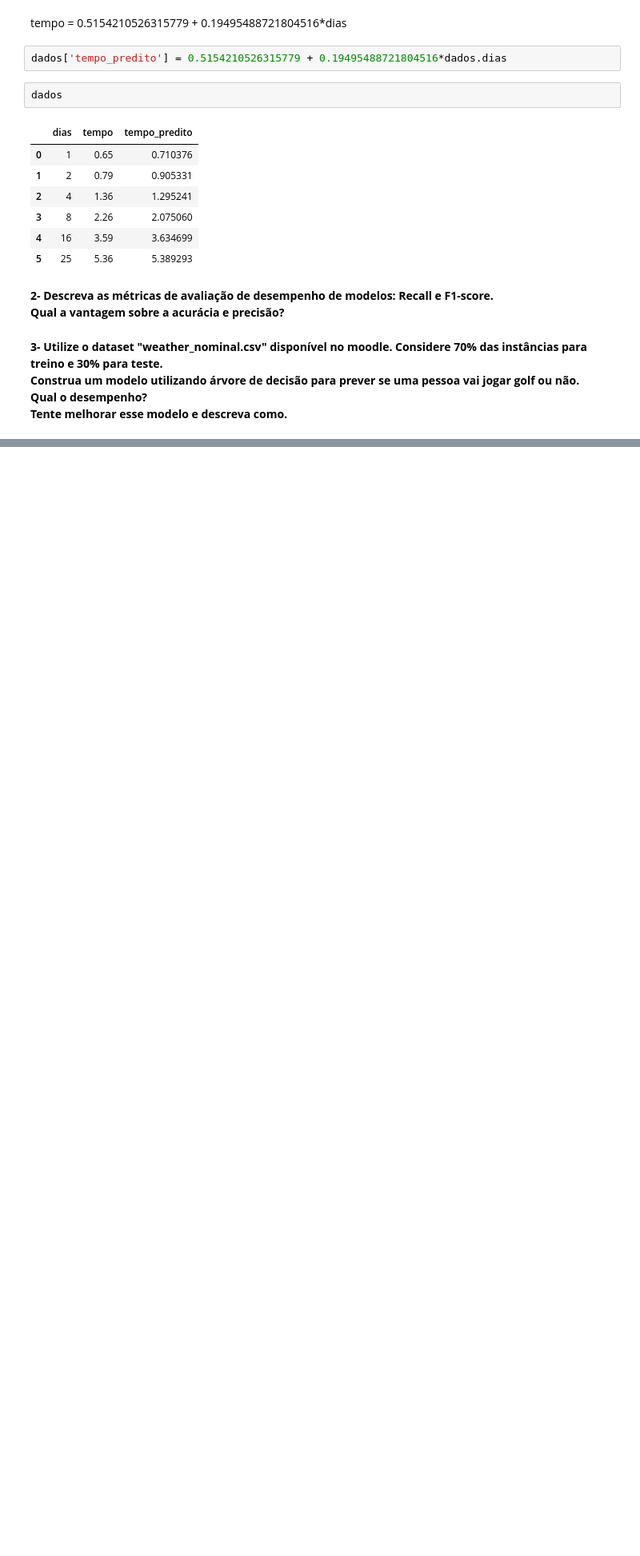
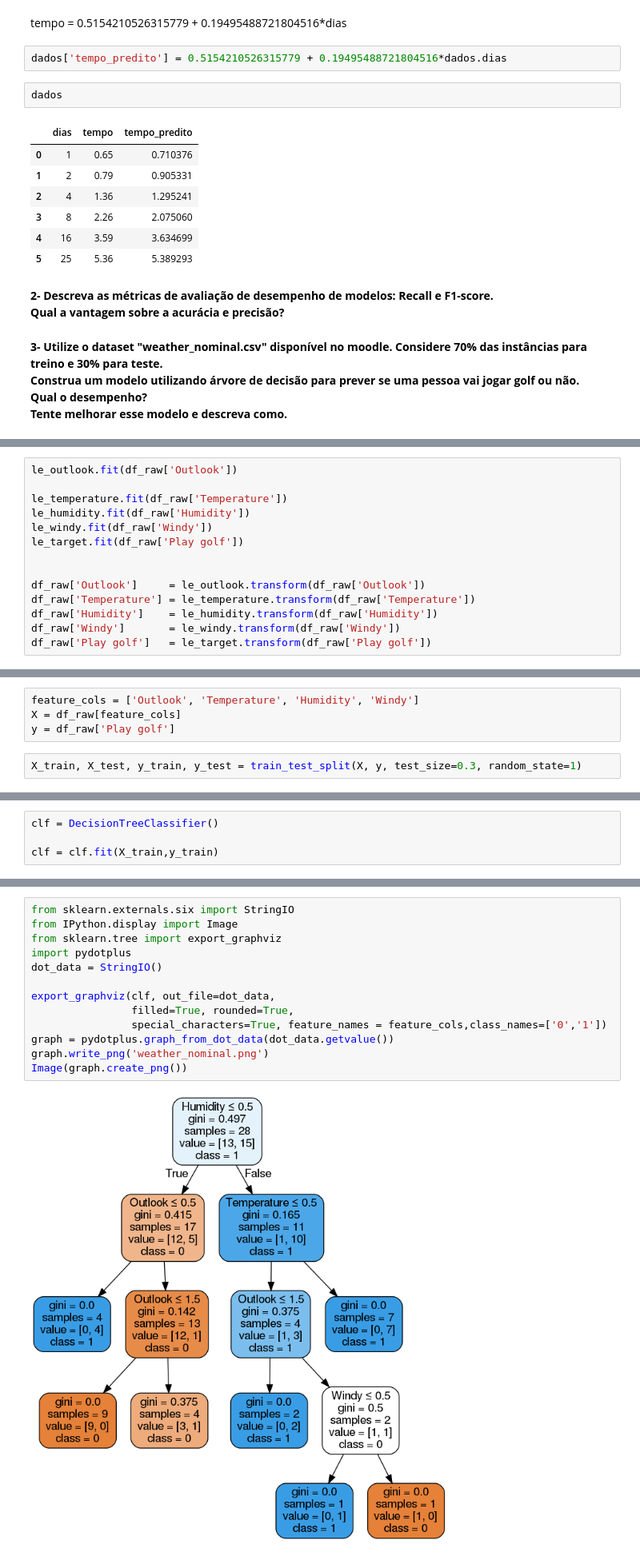
Before and after one commit to altierispeixoto/notebooks, a Jupyter notebook: exercicios-ds/modelagem.ipynb, the cells around one changed output, grey strips where cells are left out. Shown at 80% size. Cells and saved outputs as stored; diff of their text form; blank space fills up the shorter version.

```diff
--- a/exercicios-ds/modelagem.ipynb
+++ b/exercicios-ds/modelagem.ipynb
@@ -96,0 +120,14 @@ Tente melhorar esse modelo e descreva como.**
+# %%
+le_outlook.fit(df_raw['Outlook'])
+
+le_temperature.fit(df_raw['Temperature'])
+le_humidity.fit(df_raw['Humidity'])
+le_windy.fit(df_raw['Windy'])
+le_target.fit(df_raw['Play golf'])
+
+
+df_raw['Outlook']     = le_outlook.transform(df_raw['Outlook'])
+df_raw['Temperature'] = le_temperature.transform(df_raw['Temperature'])
+df_raw['Humidity']    = le_humidity.transform(df_raw['Humidity'])
+df_raw['Windy']       = le_windy.transform(df_raw['Windy'])
+df_raw['Play golf']   = le_target.transform(df_raw['Play golf'])
@@ -96,0 +143,6 @@ Tente melhorar esse modelo e descreva como.**
+# %%
+feature_cols = ['Outlook', 'Temperature', 'Humidity', 'Windy']
+X = df_raw[feature_cols]
+y = df_raw['Play golf']
+# %%
+X_train, X_test, y_train, y_test = train_test_split(X, y, test_size=0.3, random_state=1)
@@ -96,0 +158,4 @@ Tente melhorar esse modelo e descreva como.**
+# %%
+clf = DecisionTreeClassifier()
+
+clf = clf.fit(X_train,y_train)
@@ -96,0 +170,15 @@ Tente melhorar esse modelo e descreva como.**
+# %%
+from sklearn.externals.six import StringIO
+from IPython.display import Image
+from sklearn.tree import export_graphviz
+import pydotplus
+dot_data = StringIO()
+
+export_graphviz(clf, out_file=dot_data,
+                filled=True, rounded=True,
+                special_characters=True, feature_names = feature_cols,class_names=['0','1'])
+graph = pydotplus.graph_from_dot_data(dot_data.getvalue())
+graph.write_png('weather_nominal.png')
+Image(graph.create_png())
+# %% [output]
+[figure, added]
```
Also changed, not shown: parts of 9 cells of this notebook.
